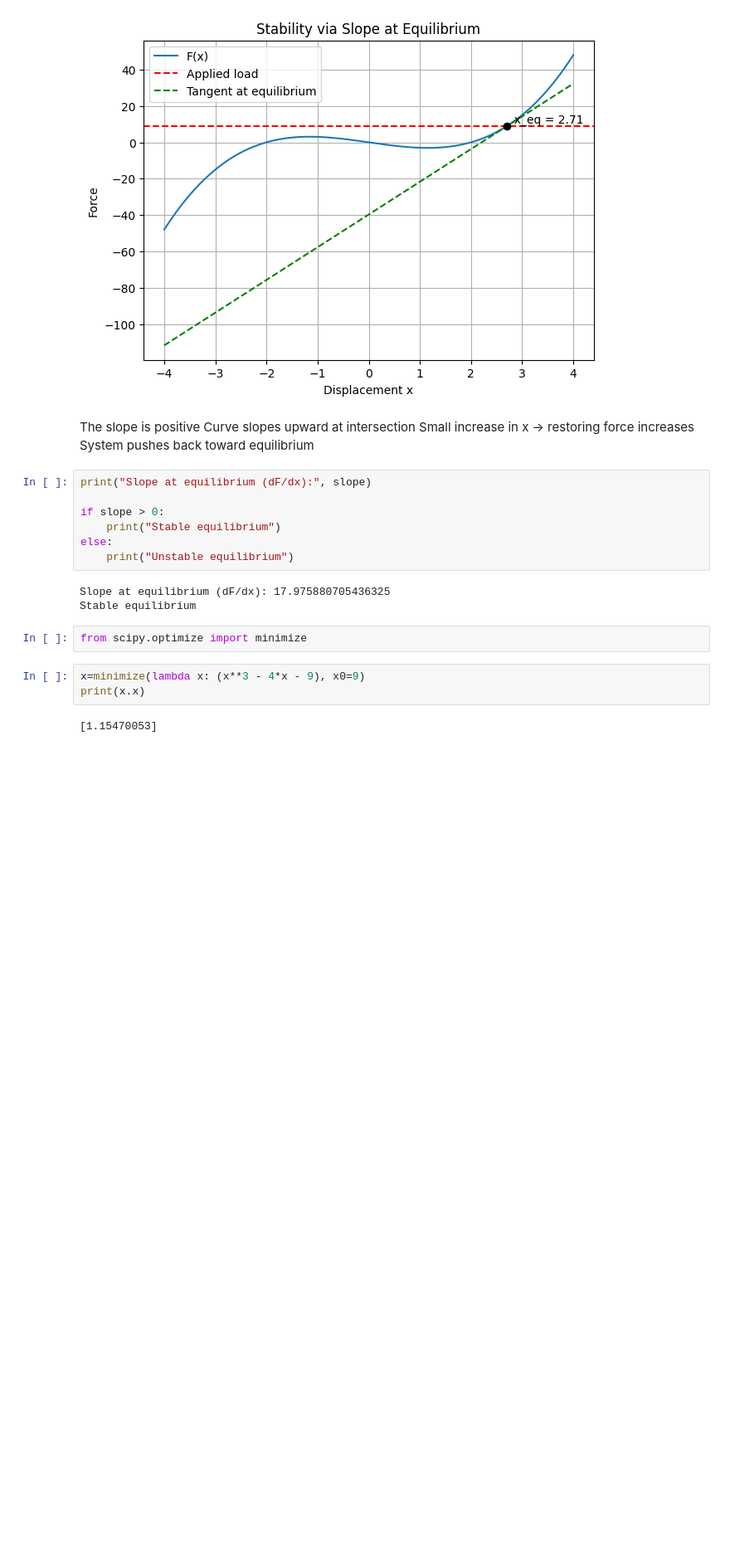
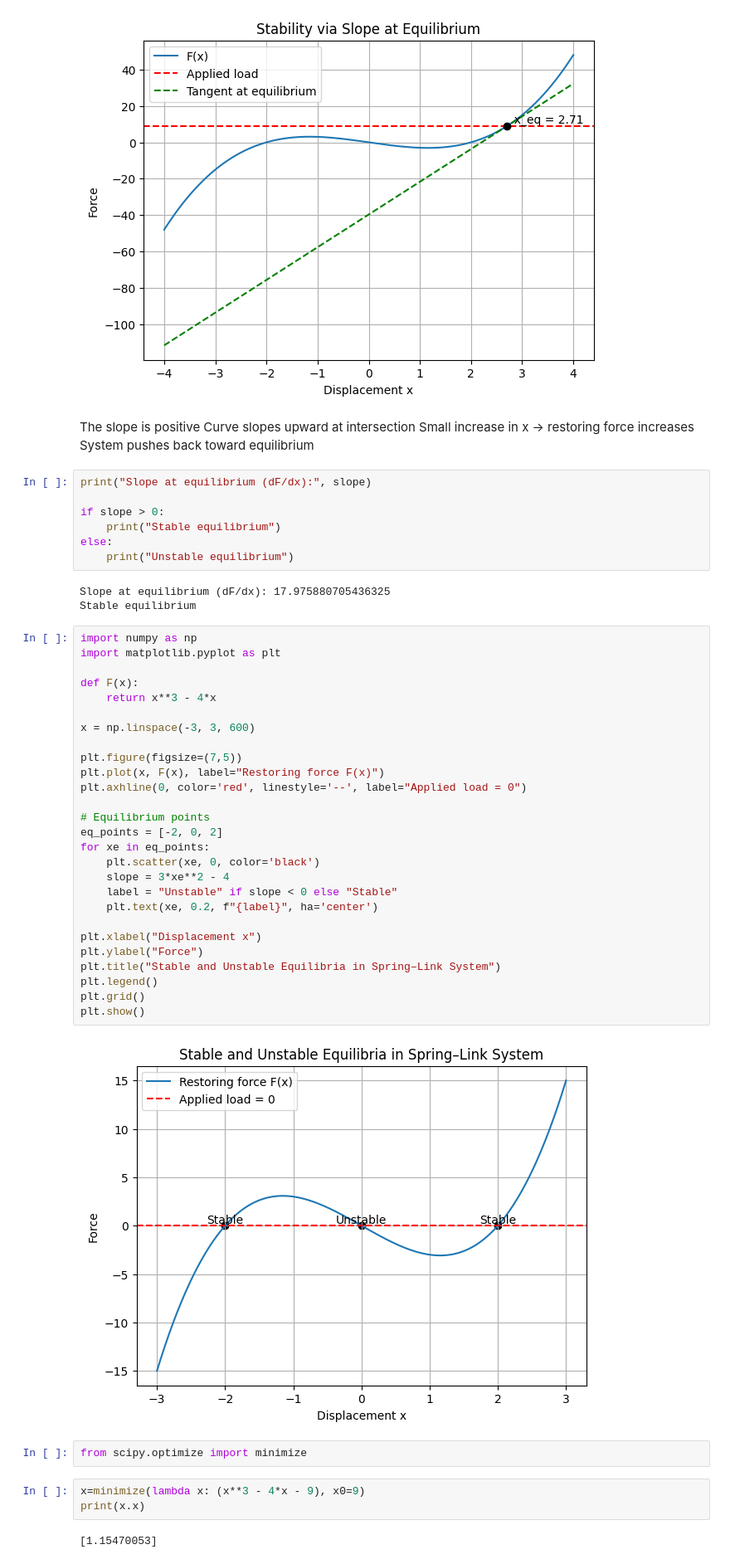
Before and after one commit to vkjadon/python, a Jupyter notebook: scipy.ipynb, the cells around one changed output. Shown at 83% size. Cells and saved outputs as stored; diff of their text form; blank space fills up the shorter version.

```diff
--- a/scipy.ipynb
+++ b/scipy.ipynb
@@ -112,6 +112,35 @@ else:
 # %% [output]
 Slope at equilibrium (dF/dx): 17.975880705436325
 Stable equilibrium
+# %%
+import numpy as np
+import matplotlib.pyplot as plt
+
+def F(x):
+    return x**3 - 4*x
+
+x = np.linspace(-3, 3, 600)
+
+plt.figure(figsize=(7,5))
+plt.plot(x, F(x), label="Restoring force F(x)")
+plt.axhline(0, color='red', linestyle='--', label="Applied load = 0")
+
+# Equilibrium points
+eq_points = [-2, 0, 2]
+for xe in eq_points:
+    plt.scatter(xe, 0, color='black')
+    slope = 3*xe**2 - 4
+    label = "Unstable" if slope < 0 else "Stable"
+    plt.text(xe, 0.2, f"{label}", ha='center')
+
+plt.xlabel("Displacement x")
+plt.ylabel("Force")
+plt.title("Stable and Unstable Equilibria in Spring–Link System")
+plt.legend()
+plt.grid()
+plt.show()
+# %% [output]
+[figure, added]
 # %%
 from scipy.optimize import minimize
 # %%
```
